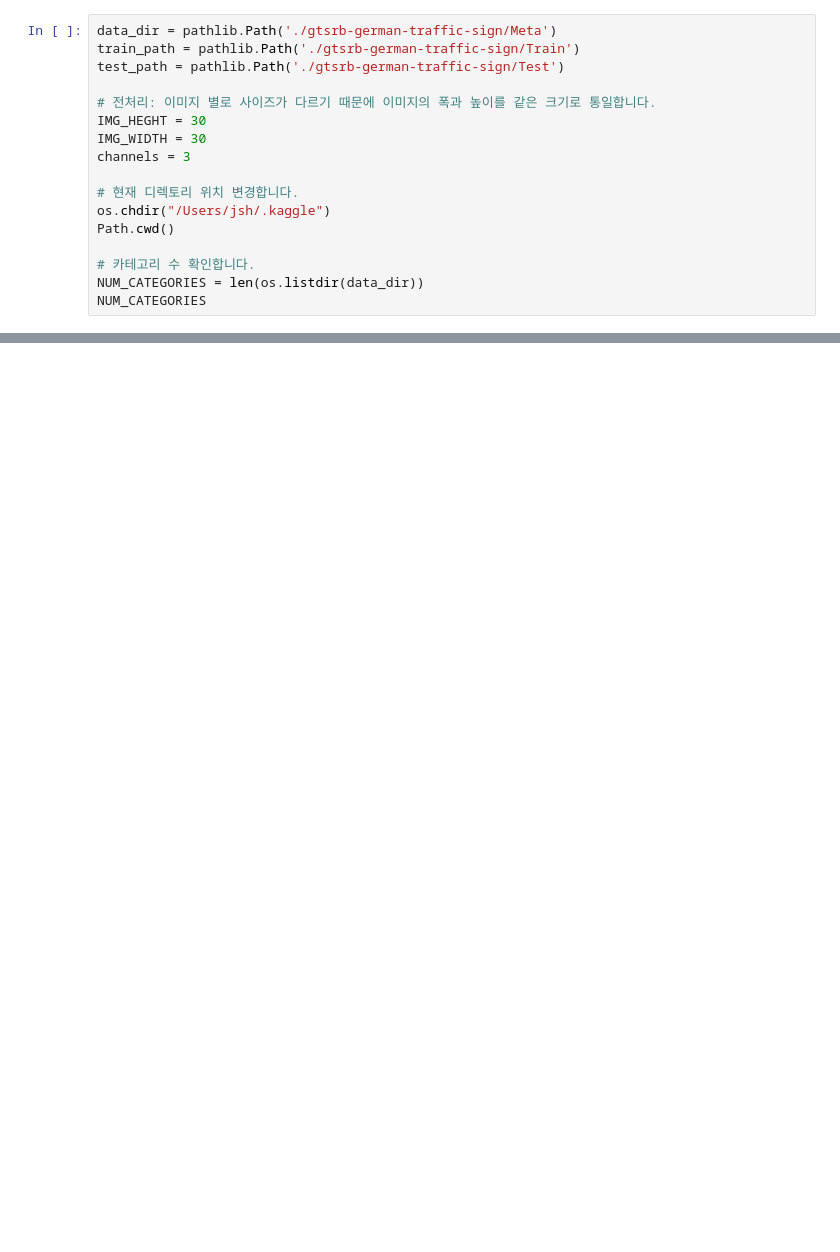
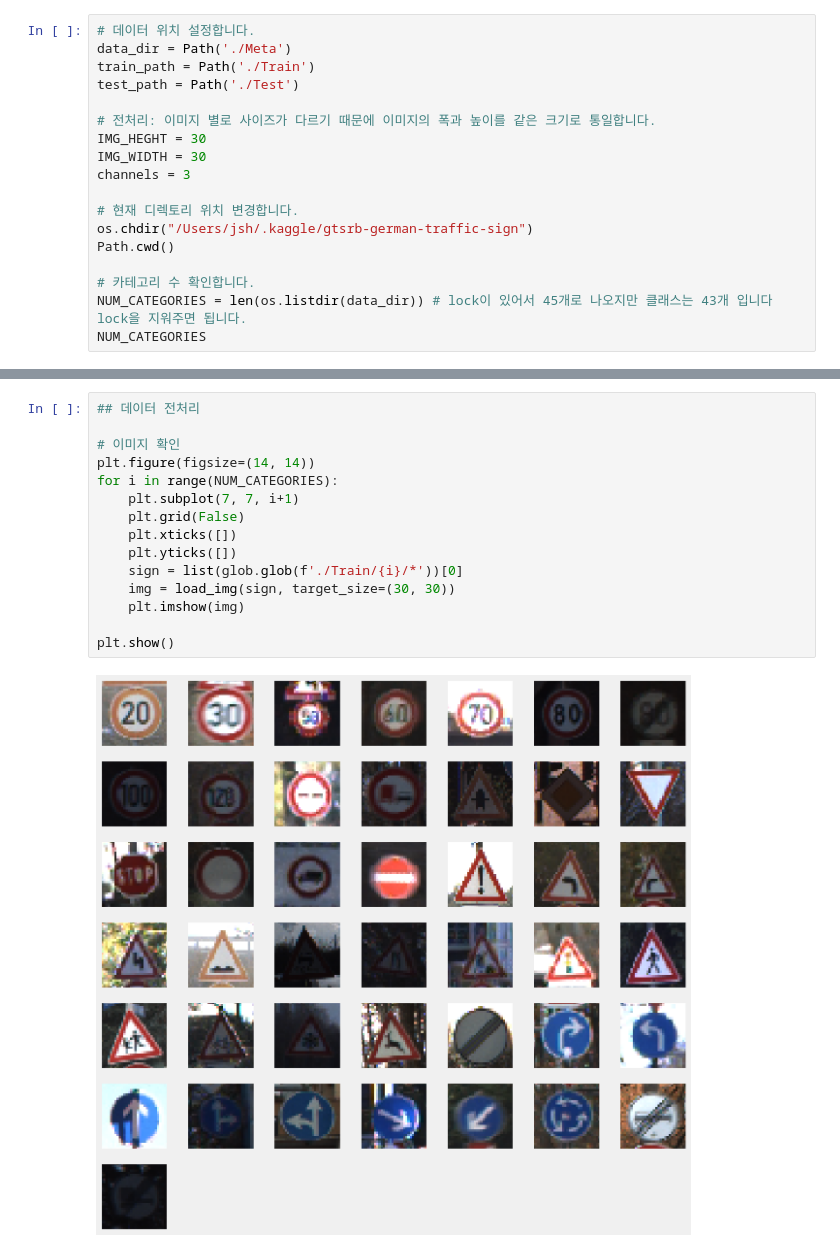
Before and after one commit to develjsh/model, a Jupyter notebook: Traffic signs classification/Traffic signs classification.ipynb, the cells around one changed output, grey strips where cells are left out. Cells and saved outputs as stored; diff of their text form; blank space fills up the shorter version.

Commit message:
Add lebeling & data_loader

```diff
--- a/Traffic signs classification/Traffic signs classification.ipynb
+++ b/Traffic signs classification/Traffic signs classification.ipynb
@@ -28,7 +33,8 @@ style.use('fivethirtyeight')# IPython 에서 제공하는 Rich output 에 대한
 # %%
-data_dir = pathlib.Path('./gtsrb-german-traffic-sign/Meta')
-train_path = pathlib.Path('./gtsrb-german-traffic-sign/Train')
-test_path = pathlib.Path('./gtsrb-german-traffic-sign/Test')
+# 데이터 위치 설정합니다.
+data_dir = Path('./Meta')
+train_path = Path('./Train')
+test_path = Path('./Test')
 
 # 전처리: 이미지 별로 사이즈가 다르기 때문에 이미지의 폭과 높이를 같은 크기로 통일합니다.
 IMG_HEGHT = 30
@@ -36,10 +42,10 @@ IMG_WIDTH = 30
 channels = 3
 
 # 현재 디렉토리 위치 변경합니다.
-os.chdir("/Users/jsh/.kaggle")
+os.chdir("/Users/jsh/.kaggle/gtsrb-german-traffic-sign")
 Path.cwd()
 
 # 카테고리 수 확인합니다.
-NUM_CATEGORIES = len(os.listdir(data_dir))
+NUM_CATEGORIES = len(os.listdir(data_dir)) # lock이 있어서 45개로 나오지만 클래스는 43개 입니다 lock을 지워주면 됩니다.
 NUM_CATEGORIES
 # %% [output]
@@ -46,0 +53,17 @@ NUM_CATEGORIES
+# %%
+## 데이터 전처리
+
+# 이미지 확인
+plt.figure(figsize=(14, 14))
+for i in range(NUM_CATEGORIES):
+    plt.subplot(7, 7, i+1)
+    plt.grid(False)
+    plt.xticks([])
+    plt.yticks([])
+    sign = list(glob.glob(f'./Train/{i}/*'))[0]
+    img = load_img(sign, target_size=(30, 30))
+    plt.imshow(img)
+
+plt.show()
+# %% [output]
+[figure, added]
```
Also changed, not shown: parts of 4 cells of this notebook.
